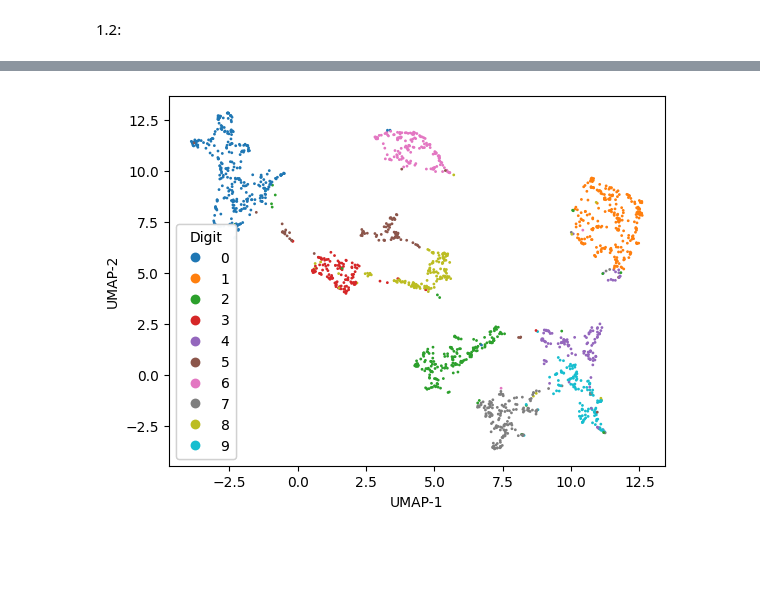
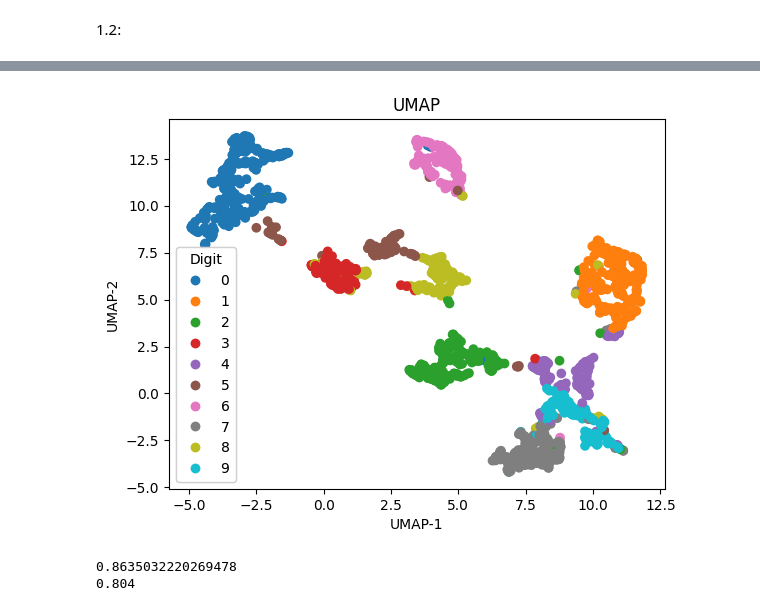
Before and after one commit to nielsklerk/IDL_Assignment0, a Jupyter notebook: task1.ipynb, the cells around one changed output, grey strips where cells are left out. Drawn from its saved outputs; the diff is of its cells as text; code cells hidden in the pictures; blank space fills up the shorter version.

```diff
--- a/task1.ipynb
+++ b/task1.ipynb
@@ -63,24 +86,50 @@ plt.show()
 # %%
-embedding_2d  = umap.UMAP(n_neighbors=5,
-    min_dist=0.1).fit_transform(train_in)
-scatter = plt.scatter(
-    embedding_2d[:,0],
-    embedding_2d[:,1],
-    c=train_out,
-    s=1,
-    cmap='tab10'
-)
-
-plt.xlabel("UMAP-1")
-plt.ylabel("UMAP-2")
+embedding_2d  = umap.UMAP(n_neighbors=5, min_dist=0.1).fit_transform(train_in).T
+scatter = plt.scatter(embedding_2d[0], embedding_2d[1], c=train_out, cmap='tab10')
 
 legend = plt.legend(
     *scatter.legend_elements(),
     title="Digit"
 )
 
 plt.gca().add_artist(legend)
 
+plt.title("UMAP")
+plt.xlabel("UMAP-1")
+plt.ylabel("UMAP-2")
 plt.show()
 # %% [output]
-[figure, old version]
+[figure, new version]
+# %%
+min_distances = np.empty(len(train_in))
+labels = np.empty(len(train_in))
+
+for i in range(10):
+    distances = np.sum((train_in - means[i])**2, axis=1)
+    if i == 0:
+        min_distances = distances
+        labels = np.zeros(len(train_in))
+    else:
+        mask = distances < min_distances
+        labels[mask] = i
+        min_distances[mask] = distances[mask]
+
+print(np.sum(labels == train_out) / len(train_out))
+
+min_distances = np.empty(len(test_in))
+labels = np.empty(len(test_in))
+
+for i in range(10):
+    distances = np.sum((test_in - means[i])**2, axis=1)
+    if i == 0:
+        min_distances = distances
+        labels = np.zeros(len(test_in))
+    else:
+        mask = distances < min_distances
+        labels[mask] = i
+        min_distances[mask] = distances[mask]
+
+print(np.sum(labels == test_out) / len(test_out))
+# %% [output]
+0.8635032220269478
+0.804
```
Also changed, not shown: parts of 7 cells of this notebook.
